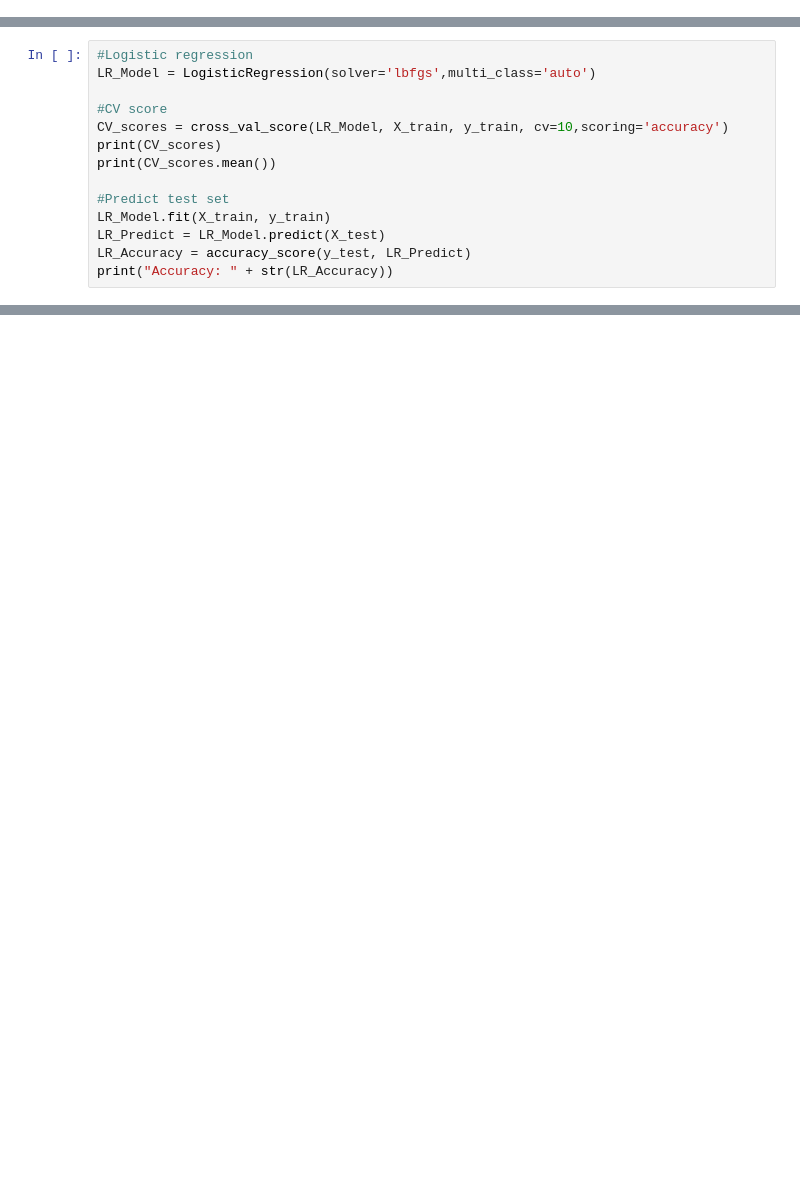
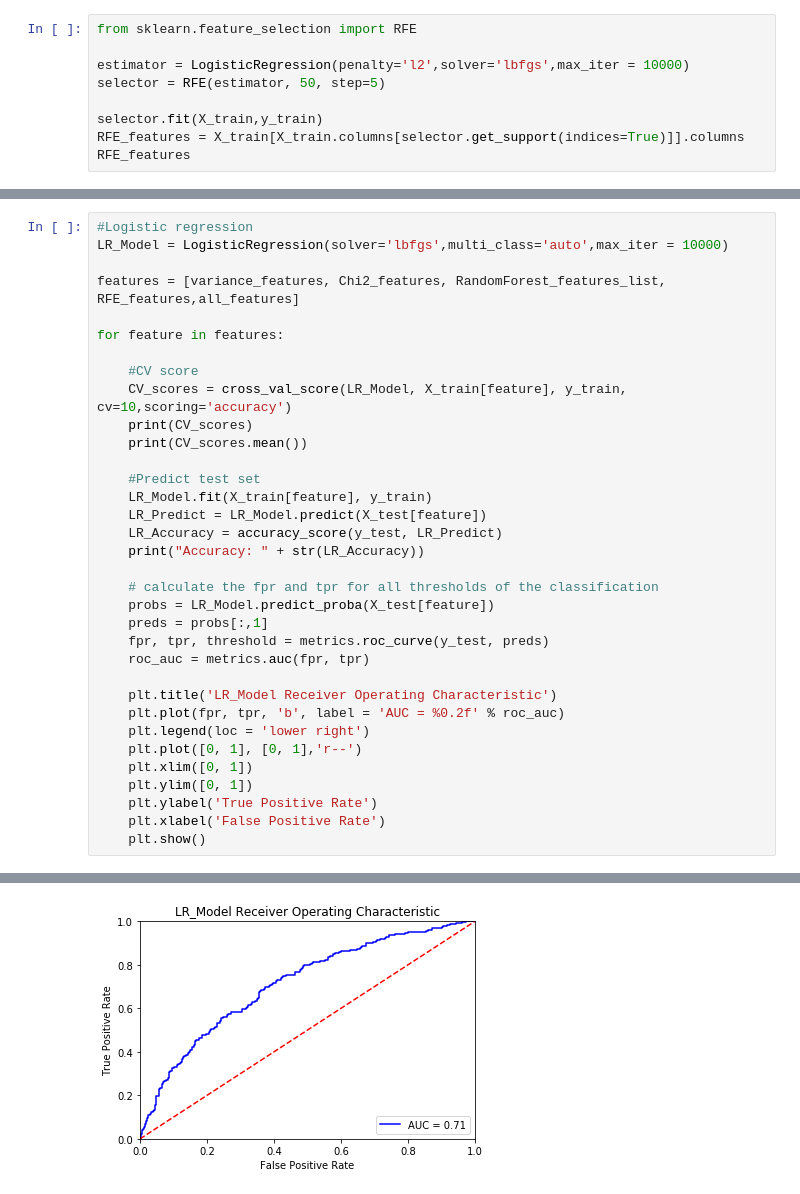
Before and after one commit to CCMM241/Machine_Learning_A3, a Jupyter notebook: Skeleton_code.ipynb, the cells around one changed output, grey strips where cells are left out. Drawn from its saved outputs; the diff is of its cells as text; blank space fills up the shorter version.

```diff
--- a/Skeleton_code.ipynb
+++ b/Skeleton_code.ipynb
@@ -33,0 +134,9 @@ y_test = Data.drop(training.index)['label']
+# %%
+from sklearn.feature_selection import RFE
+
+estimator = LogisticRegression(penalty='l2',solver='lbfgs',max_iter = 10000)
+selector = RFE(estimator, 50, step=5)
+
+selector.fit(X_train,y_train)
+RFE_features = X_train[X_train.columns[selector.get_support(indices=True)]].columns
+RFE_features
@@ -34,15 +176,35 @@ y_test = Data.drop(training.index)['label']
 # %%
 #Logistic regression
-LR_Model = LogisticRegression(solver='lbfgs',multi_class='auto')
+LR_Model = LogisticRegression(solver='lbfgs',multi_class='auto',max_iter = 10000)
 
-#CV score
-CV_scores = cross_val_score(LR_Model, X_train, y_train, cv=10,scoring='accuracy')
-print(CV_scores)
-print(CV_scores.mean())
+features = [variance_features, Chi2_features, RandomForest_features_list, RFE_features,all_features]
 
-#Predict test set
-LR_Model.fit(X_train, y_train)
-LR_Predict = LR_Model.predict(X_test)
-LR_Accuracy = accuracy_score(y_test, LR_Predict)
-print("Accuracy: " + str(LR_Accuracy))
+for feature in features:
+
+    #CV score
+    CV_scores = cross_val_score(LR_Model, X_train[feature], y_train, cv=10,scoring='accuracy')
+    print(CV_scores)
+    print(CV_scores.mean())
+
+    #Predict test set
+    LR_Model.fit(X_train[feature], y_train)
+    LR_Predict = LR_Model.predict(X_test[feature])
+    LR_Accuracy = accuracy_score(y_test, LR_Predict)
+    print("Accuracy: " + str(LR_Accuracy))
+
+    # calculate the fpr and tpr for all thresholds of the classification
+    probs = LR_Model.predict_proba(X_test[feature])
+    preds = probs[:,1]
+    fpr, tpr, threshold = metrics.roc_curve(y_test, preds)
+    roc_auc = metrics.auc(fpr, tpr)
+
+    plt.title('LR_Model Receiver Operating Characteristic')
+    plt.plot(fpr, tpr, 'b', label = 'AUC = %0.2f' % roc_auc)
+    plt.legend(loc = 'lower right')
+    plt.plot([0, 1], [0, 1],'r--')
+    plt.xlim([0, 1])
+    plt.ylim([0, 1])
+    plt.ylabel('True Positive Rate')
+    plt.xlabel('False Positive Rate')
+    plt.show()
 # %% [output]
@@ -52,0 +215 @@ Accuracy: 0.418957345971564
+[figure, added]
```
Also changed, not shown: parts of 26 cells of this notebook.
